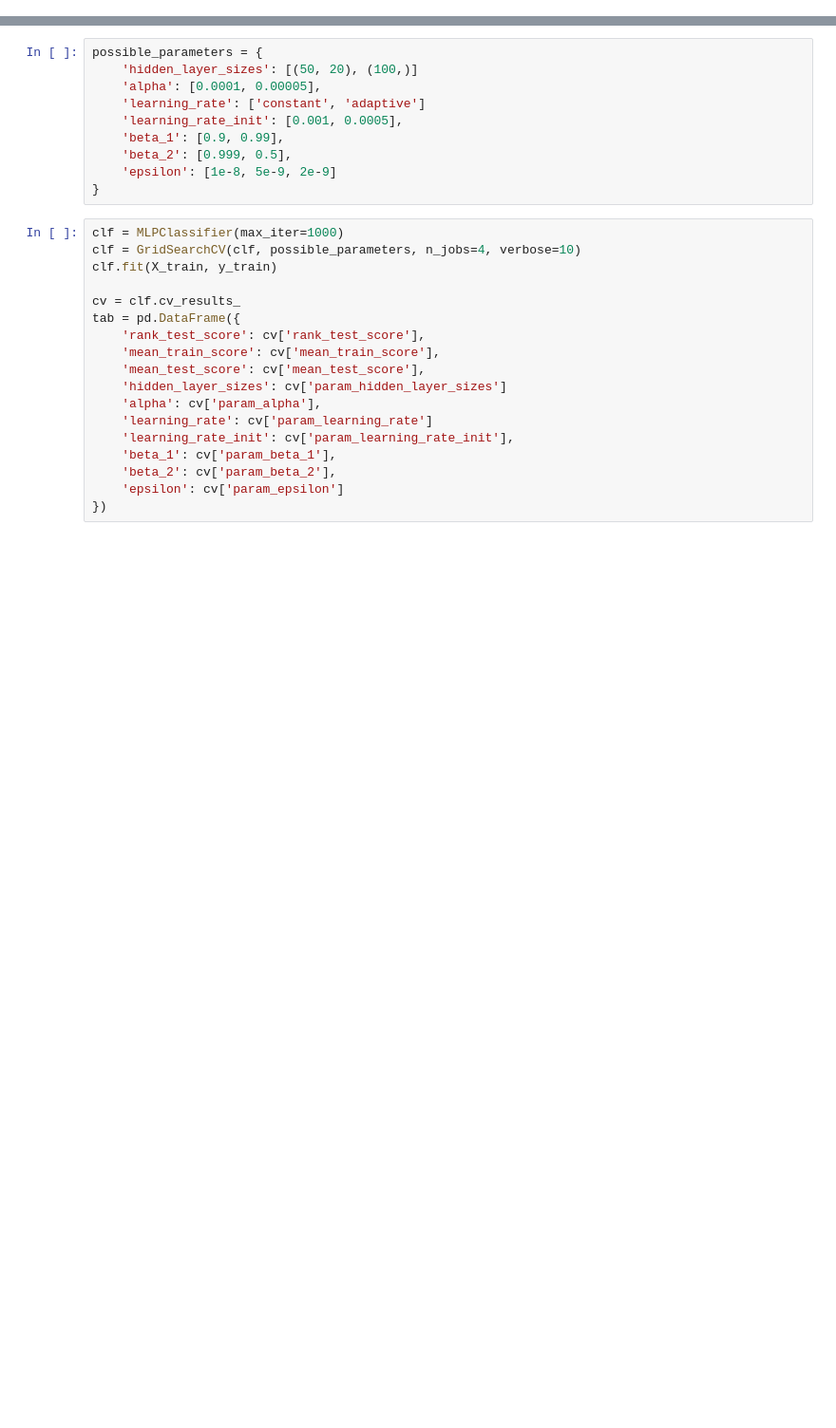
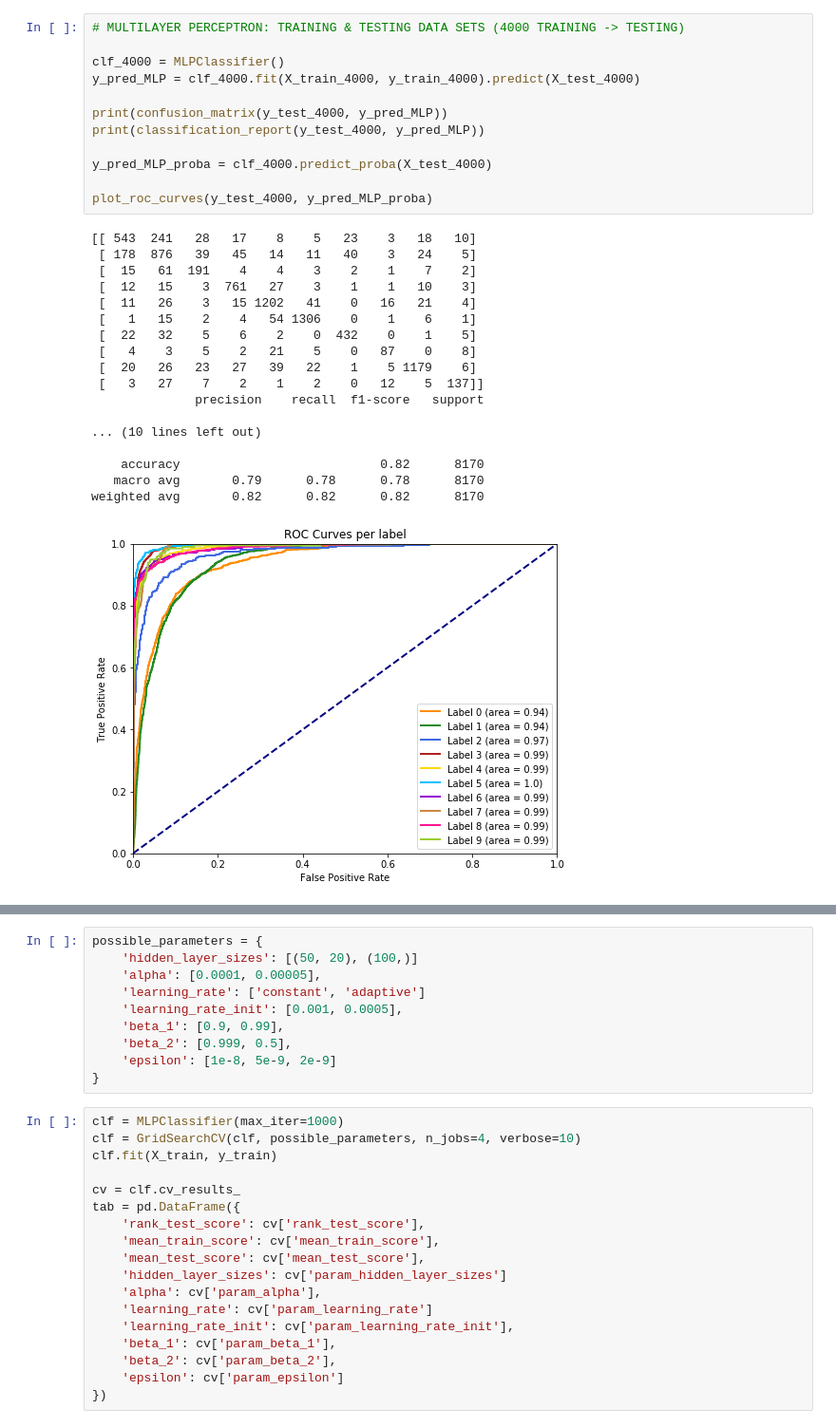
Before and after one commit to csar95/CW2_Trees_Regression_NNs, a Jupyter notebook: MultiLayerPerceptron.ipynb, the cells around one changed output, grey strips where cells are left out. Shown at 95% size. Saved outputs shown, nothing was run; the diff lists cells and outputs as text; blank space fills up the shorter version.

```diff
--- a/MultiLayerPerceptron.ipynb
+++ b/MultiLayerPerceptron.ipynb
@@ -52,0 +156,31 @@ print(score_9000)
+# %%
+# MULTILAYER PERCEPTRON: TRAINING & TESTING DATA SETS (4000 TRAINING -> TESTING)
+
+clf_4000 = MLPClassifier()
+y_pred_MLP = clf_4000.fit(X_train_4000, y_train_4000).predict(X_test_4000)
+
+print(confusion_matrix(y_test_4000, y_pred_MLP))
+print(classification_report(y_test_4000, y_pred_MLP))
+
+y_pred_MLP_proba = clf_4000.predict_proba(X_test_4000)
+
+plot_roc_curves(y_test_4000, y_pred_MLP_proba)
+# %% [output]
+[[ 543  241   28   17    8    5   23    3   18   10]
+ [ 178  876   39   45   14   11   40    3   24    5]
+ [  15   61  191    4    4    3    2    1    7    2]
+ [  12   15    3  761   27    3    1    1   10    3]
+ [  11   26    3   15 1202   41    0   16   21    4]
+ [   1   15    2    4   54 1306    0    1    6    1]
+ [  22   32    5    6    2    0  432    0    1    5]
+ [   4    3    5    2   21    5    0   87    0    8]
+ [  20   26   23   27   39   22    1    5 1179    6]
+ [   3   27    7    2    1    2    0   12    5  137]]
+              precision    recall  f1-score   support
+
+... (10 lines left out)
+
+    accuracy                           0.82      8170
+   macro avg       0.79      0.78      0.78      8170
+weighted avg       0.82      0.82      0.82      8170
+[figure, added]
```
Also changed, not shown: parts of 10 cells of this notebook.
